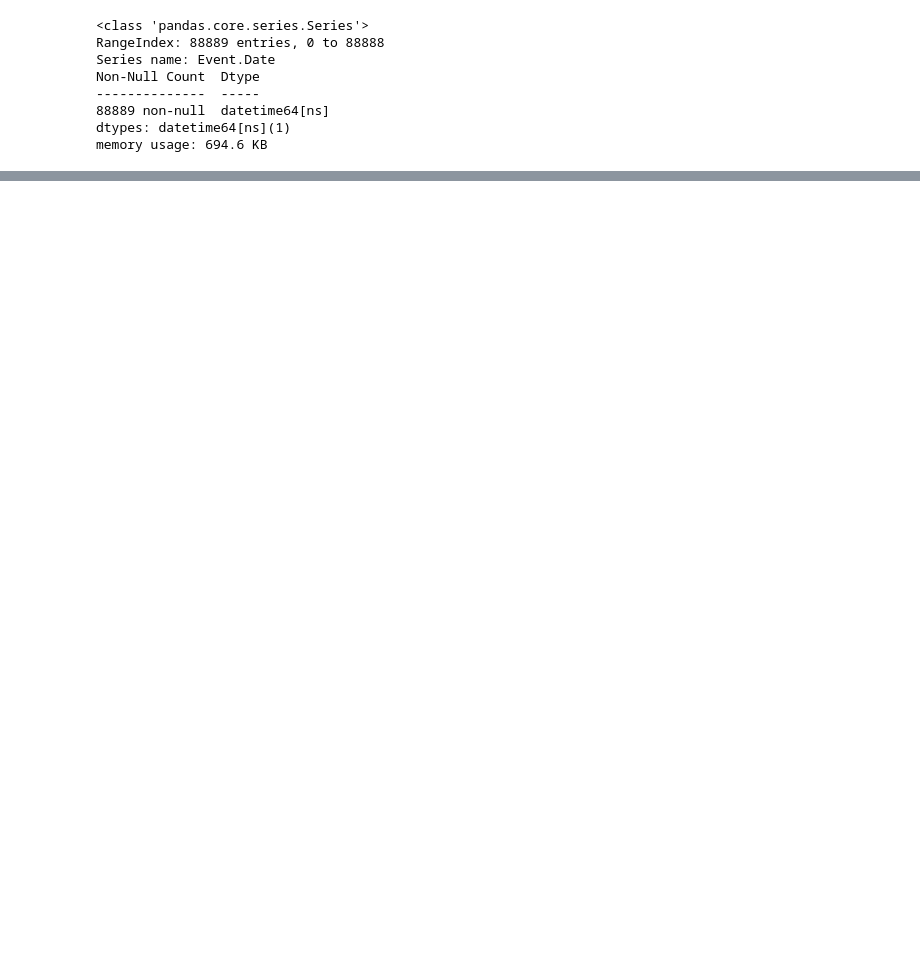
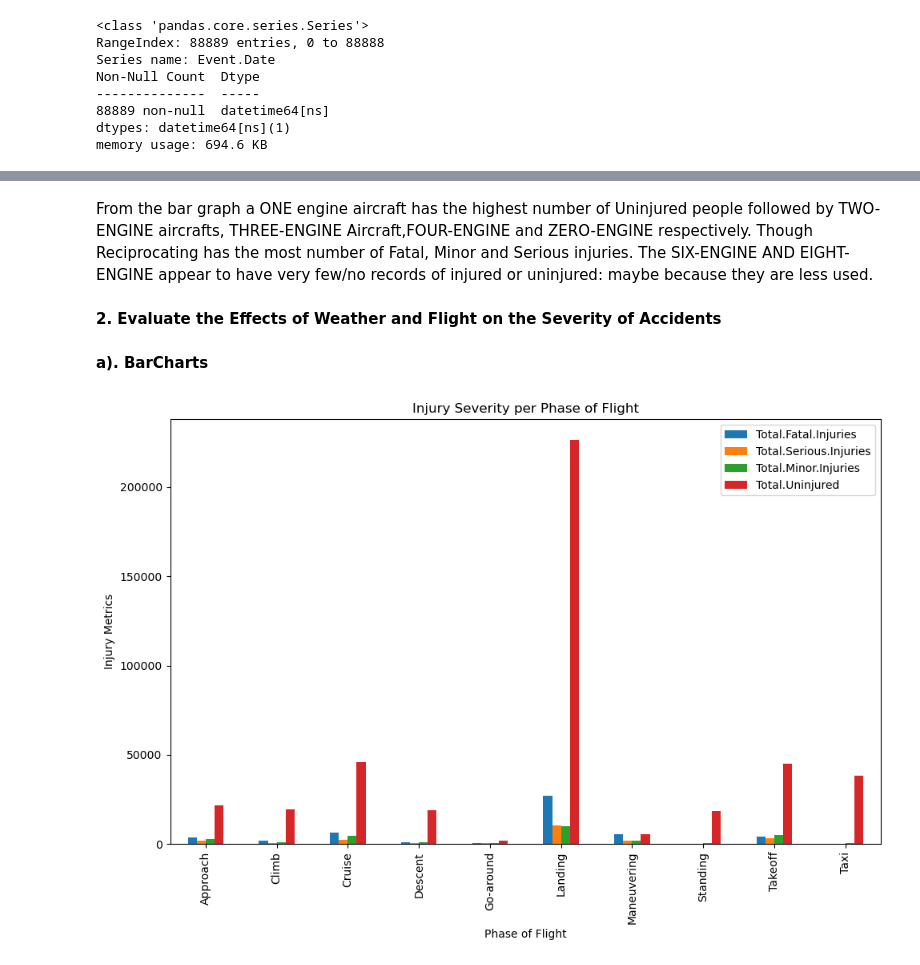
Before and after one commit to Sammy-751/DATA-SCIENCE-PH-01, a Jupyter notebook: Project Phase I .ipynb, the cells around one changed output, grey strips where cells are left out. Drawn from its saved outputs; the diff is of its cells as text; code cells hidden in the pictures; blank space fills up the shorter version.

```diff
--- a/Project Phase I .ipynb
+++ b/Project Phase I .ipynb
@@ -662,0 +680,17 @@ df.head()
+# %% [markdown]
+From the bar graph a ONE engine aircraft has the highest number of Uninjured people followed by TWO-ENGINE aircrafts, THREE-ENGINE Aircraft,FOUR-ENGINE and ZERO-ENGINE respectively. Though Reciprocating has the most number of Fatal, Minor and Serious injuries. The SIX-ENGINE AND EIGHT-ENGINE appear to have very few/no records of injured or uninjured: maybe because they are less used.
+# %% [markdown]
+**2. Evaluate the Effects of Weather and Flight on the Severity of Accidents**
+# %% [markdown]
+**a). BarCharts**
+# %%
+phase_severity=df.groupby("Broad.phase.of.flight")[["Total.Fatal.Injuries","Total.Serious.Injuries","Total.Minor.Injuries","Total.Uninjured"]].sum()
+ax = phase_severity.plot(kind="bar", figsize=(10,7))
+plt.title("Injury Severity per Phase of Flight")
+plt.xlabel("Phase of Flight")
+plt.ylabel("Injury Metrics")
+plt.tight_layout()
+plt.legend()
+plt.show()
+# %% [output]
+[figure, added]
```
Also changed, not shown: parts of 41 cells of this notebook.
